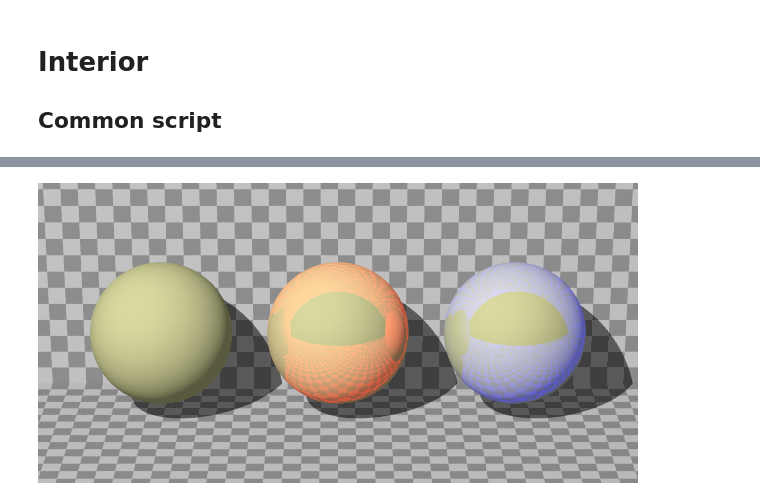
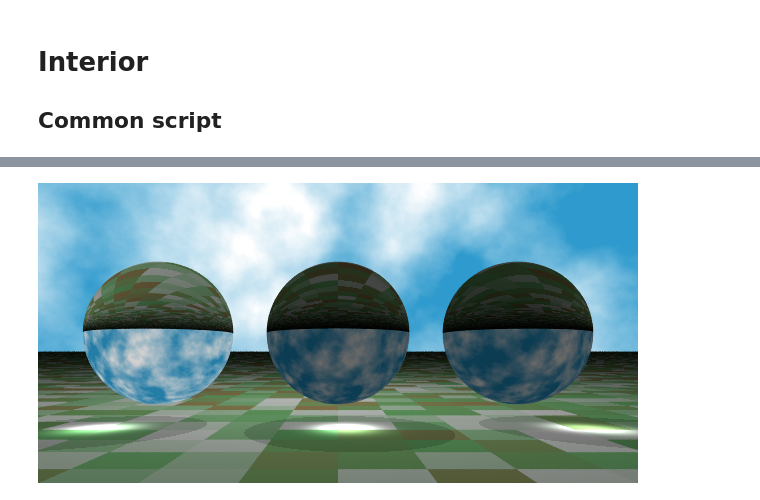
Before and after one commit to daizutabi/fdray, a Jupyter notebook: docs/notebooks/media/interior.ipynb, the cells around one changed output, grey strips where cells are left out. Cells and saved outputs as stored; diff of their text form; code cells hidden in the pictures.

```diff
--- a/docs/notebooks/media/interior.ipynb
+++ b/docs/notebooks/media/interior.ipynb
@@ -145,8 +54,8 @@ render(
-# %%
-render(
-    Finish(reflection=0),  # default
-    Finish(reflection=Color("red")),
-    Finish(reflection=(0, 0, 1)),
-)
-# %% [output]
-[figure, removed]
+# %%
+render(
+    Interior(ior=1.51, caustics=0.4, fade_distance=0),  # default
+    Interior(ior=1.51, caustics=0.4, fade_distance=0.5),
+    Interior(ior=1.51, caustics=0.4, fade_distance=1),
+)
+# %% [output]
+[figure, added]
```
Also changed, not shown: parts of 26 cells of this notebook, 2 other files.
